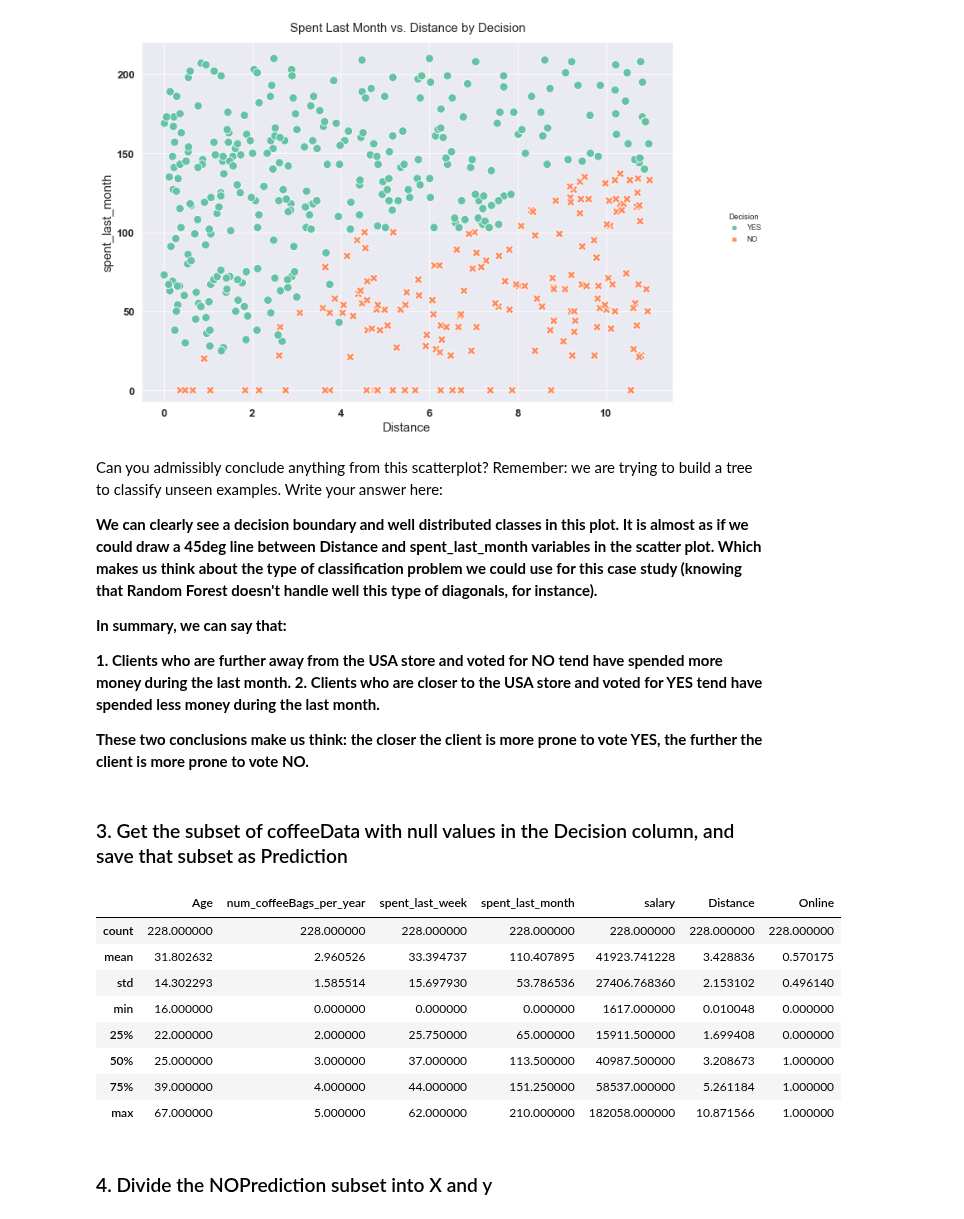
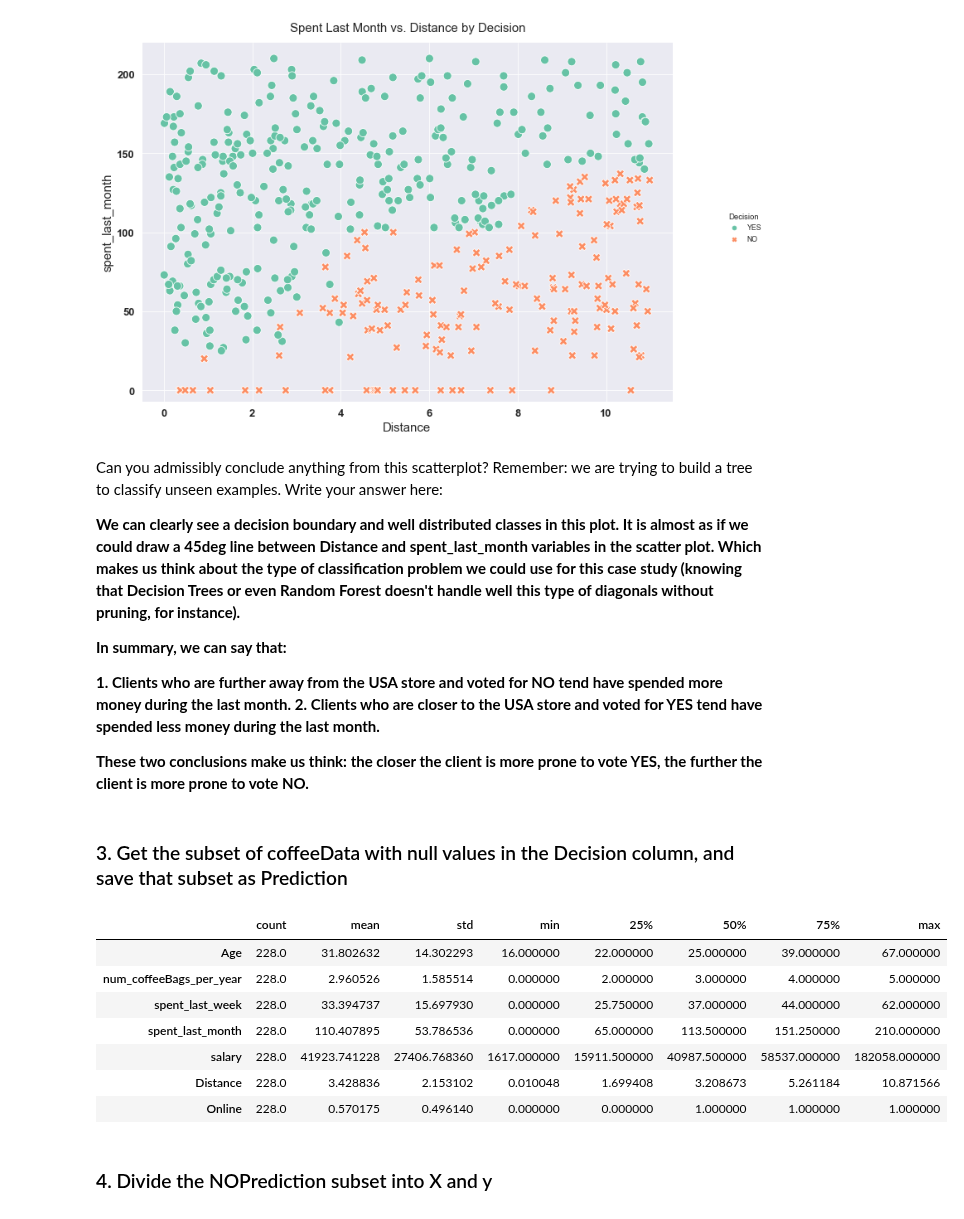
Before and after one commit to pablo-git8/Springboard-DS-Career-Track, a Jupyter notebook: Unit14-3_Decision_Trees/Decision_Tree_Specialty_Coffee_CS/Springboard Decision Tree Specialty Coffee Case Study - Tier 3.ipynb, the cells around one changed output. Saved outputs shown, nothing was run; the diff lists cells and outputs as text; code cells hidden in the pictures.

Commit message:
Decision Tree Case Study completion

```diff
--- a/Unit14-3_Decision_Trees/Decision_Tree_Specialty_Coffee_CS/Springboard Decision Tree Specialty Coffee Case Study - Tier 3.ipynb
+++ b/Unit14-3_Decision_Trees/Decision_Tree_Specialty_Coffee_CS/Springboard Decision Tree Specialty Coffee Case Study - Tier 3.ipynb
@@ -331,7 +337,7 @@ plt.show()
 # %% [markdown]
 Can you admissibly conclude anything from this scatterplot? Remember: we are trying to build a tree to classify unseen examples. Write your answer here:
 
-__We can clearly see a decision boundary and well distributed classes in this plot. It is almost as if we could draw a 45deg line between Distance and spent_last_month variables in the scatter plot. Which makes us think about the type of classification problem we could use for this case study (knowing that Random Forest doesn't handle well this type of diagonals, for instance).__
+__We can clearly see a decision boundary and well distributed classes in this plot. It is almost as if we could draw a 45deg line between Distance and spent_last_month variables in the scatter plot. Which makes us think about the type of classification problem we could use for this case study (knowing that Decision Trees or even Random Forest doesn't handle well this type of diagonals without pruning, for instance).__
 
 __In summary, we can say that:__
 
@@ -346,17 +352,16 @@ __These two conclusions make us think: the closer the client is more prone to vo
 Prediction = coffeeData[coffeeData.Decision.isnull()]
 # %%
 # Call describe() on Prediction
-Prediction.describe()
+Prediction.describe().T
 # %% [output]
-|  | Age | num_coffeeBags_per_year | spent_last_week | spent_last_month | salary | Distance | Online |
-| count | 228.000000 | 228.000000 | 228.000000 | 228.000000 | 228.000000 | 228.000000 | 228.000000 |
-| mean | 31.802632 | 2.960526 | 33.394737 | 110.407895 | 41923.741228 | 3.428836 | 0.570175 |
-| std | 14.302293 | 1.585514 | 15.697930 | 53.786536 | 27406.768360 | 2.153102 | 0.496140 |
-| min | 16.000000 | 0.000000 | 0.000000 | 0.000000 | 1617.000000 | 0.010048 | 0.000000 |
-| 25% | 22.000000 | 2.000000 | 25.750000 | 65.000000 | 15911.500000 | 1.699408 | 0.000000 |
-| 50% | 25.000000 | 3.000000 | 37.000000 | 113.500000 | 40987.500000 | 3.208673 | 1.000000 |
-| 75% | 39.000000 | 4.000000 | 44.000000 | 151.250000 | 58537.000000 | 5.261184 | 1.000000 |
-| max | 67.000000 | 5.000000 | 62.000000 | 210.000000 | 182058.000000 | 10.871566 | 1.000000 |
+|  | count | mean | std | min | 25% | 50% | 75% | max |
+| Age | 228.0 | 31.802632 | 14.302293 | 16.000000 | 22.000000 | 25.000000 | 39.000000 | 67.000000 |
+| num_coffeeBags_per_year | 228.0 | 2.960526 | 1.585514 | 0.000000 | 2.000000 | 3.000000 | 4.000000 | 5.000000 |
+| spent_last_week | 228.0 | 33.394737 | 15.697930 | 0.000000 | 25.750000 | 37.000000 | 44.000000 | 62.000000 |
+| spent_last_month | 228.0 | 110.407895 | 53.786536 | 0.000000 | 65.000000 | 113.500000 | 151.250000 | 210.000000 |
+| salary | 228.0 | 41923.741228 | 27406.768360 | 1617.000000 | 15911.500000 | 40987.500000 | 58537.000000 | 182058.000000 |
+| Distance | 228.0 | 3.428836 | 2.153102 | 0.010048 | 1.699408 | 3.208673 | 5.261184 | 10.871566 |
+| Online | 228.0 | 0.570175 | 0.496140 | 0.000000 | 0.000000 | 1.000000 | 1.000000 | 1.000000 |
 # %% [markdown]
 ### 4. Divide the NOPrediction subset into X and y
 # %%
```
Also changed, not shown: parts of 48 cells of this notebook.
